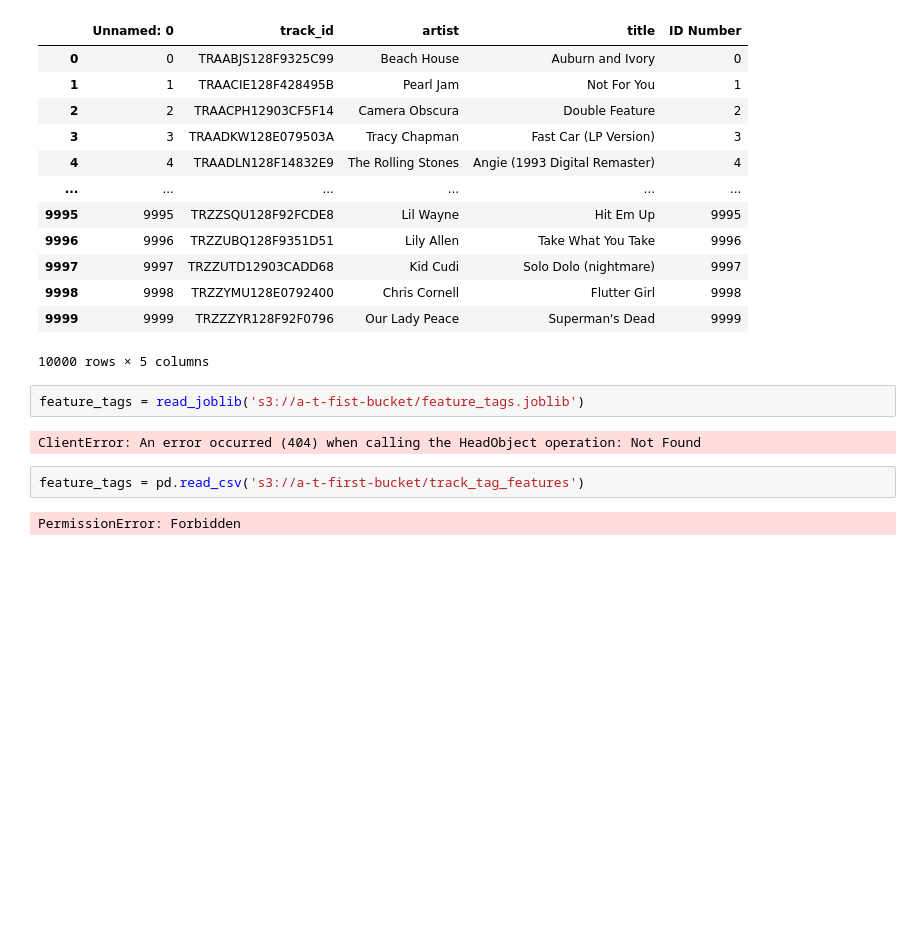
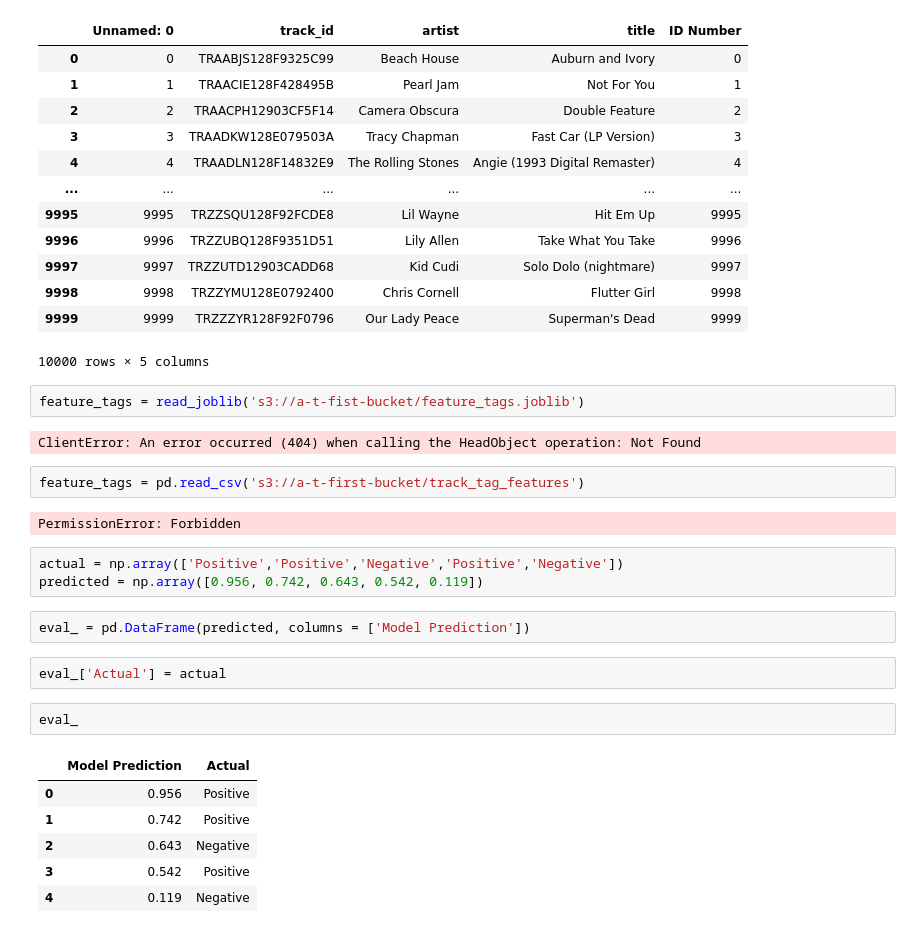
Before and after one commit to atsai24/song_recommender, a Jupyter notebook: clean_modeling.ipynb, the cells around one changed output. Cells and saved outputs as stored; diff of their text form; blank space fills up the shorter version.

```diff
--- a/clean_modeling.ipynb
+++ b/clean_modeling.ipynb
@@ -130,3 +130,19 @@ ClientError: An error occurred (404) when calling the HeadObject operation: Not
 feature_tags = pd.read_csv('s3://a-t-first-bucket/track_tag_features')
 # %% [output]
 PermissionError: Forbidden
+# %%
+actual = np.array(['Positive','Positive','Negative','Positive','Negative'])
+predicted = np.array([0.956, 0.742, 0.643, 0.542, 0.119])
+# %%
+eval_ = pd.DataFrame(predicted, columns = ['Model Prediction'])
+# %%
+eval_['Actual'] = actual
+# %%
+eval_
+# %% [output]
+|  | Model Prediction | Actual |
+| 0 | 0.956 | Positive |
+| 1 | 0.742 | Positive |
+| 2 | 0.643 | Negative |
+| 3 | 0.542 | Positive |
+| 4 | 0.119 | Negative |
```
Also changed, not shown: 1 other file.
